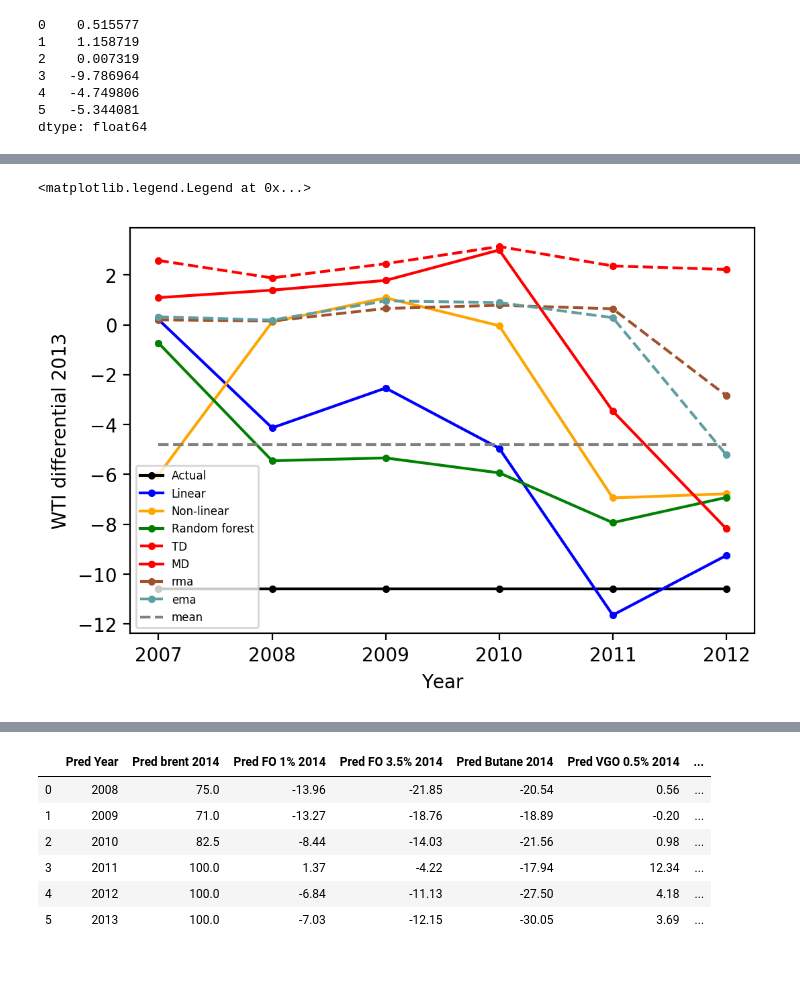
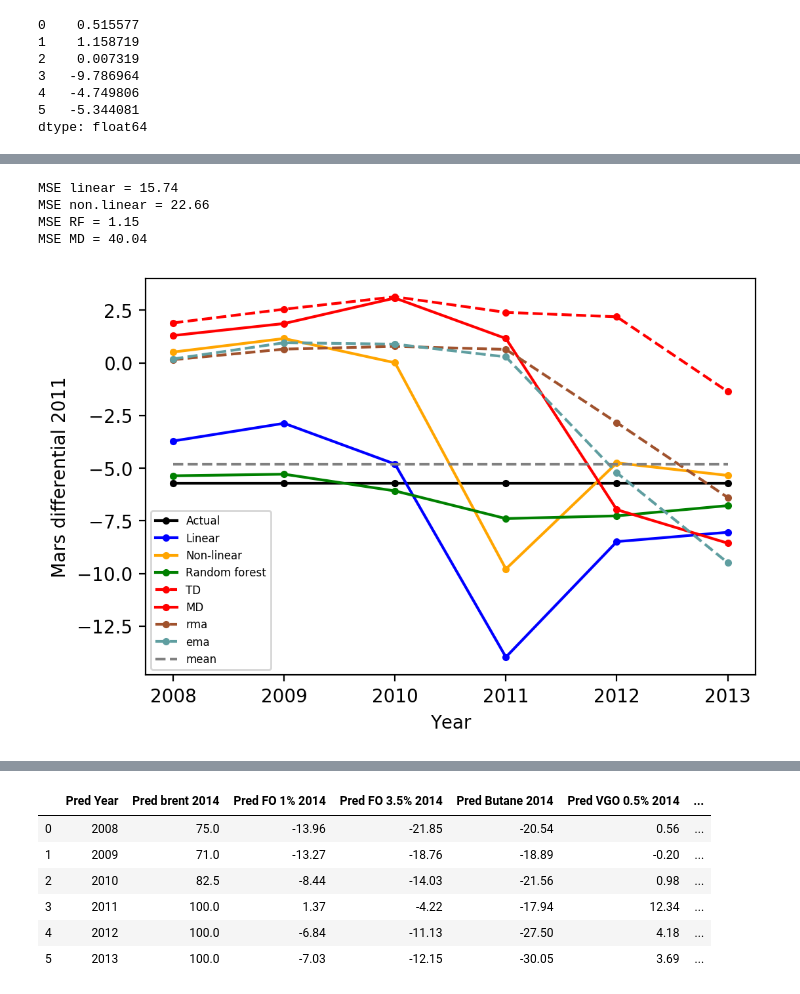
Before and after one commit to kaibawong/differential, a Jupyter notebook: WTI_pred.ipynb, the cells around one changed output, grey strips where cells are left out. Drawn from its saved outputs; the diff is of its cells as text; code cells hidden in the pictures; blank space fills up the shorter version.

```diff
--- a/WTI_pred.ipynb
+++ b/WTI_pred.ipynb
@@ -273,20 +305,34 @@ plt.legend(("Actual","Linear","Non-linear","Random forest","TD","MD","rma","ema"
 # %%
 import pylab as plot
 params = {'legend.fontsize': 6,
           'legend.handlelength': 2}
 plot.rcParams.update(params)
-plt.plot(I_2011["Pred Year"],I_2011["Actual 2013"],'k.-')
+plt.plot(I_2011["Pred Year"],I_2011["Actual 2014"],'k.-')
 plt.plot(I_2011["Pred Year"],linear_WTI,'b.-')
 plt.plot(I_2011["Pred Year"],nonlinear_WTI,'.-',color ='orange')
 plt.plot(I_2011["Pred Year"],y_pred,'g.-')
-plt.plot(I_2011["Pred Year"],I_2011["TD 2013"],'r.--')
-plt.plot(I_2011["Pred Year"],I_2011["MD 2013"],'r.-')
+plt.plot(I_2011["Pred Year"],I_2011["TD 2014"],'r.--')
+plt.plot(I_2011["Pred Year"],I_2011["MD 2014"],'r.-')
 plt.plot(I_2011["Pred Year"],rma,'.--',color ='sienna')
 plt.plot(I_2011["Pred Year"],ema,'.--',color ='cadetblue')
 plt.plot([I_2011["Pred Year"].iloc[0],I_2011["Pred Year"].iloc[-1]],[-4.8,-4.8],'--',color='grey')
 plt.xlabel('Year')
-plt.ylabel('WTI differential 2013')
+plt.ylabel('Mars differential 2011')
 plt.legend(("Actual","Linear","Non-linear","Random forest","TD","MD","rma","ema","mean"))
+
+from sklearn.metrics import mean_squared_error
+mse_L = mean_squared_error(I_2011["Actual 2014"],linear_WTI)
+mse_NL = mean_squared_error(I_2011["Actual 2014"],nonlinear_WTI)
+mse_RF = mean_squared_error(I_2011["Actual 2014"],y_pred)
+mse_MD = mean_squared_error(I_2011["Actual 2014"],I_2011["MD 2014"])
+
+print('MSE linear =',"{0:.2f}".format(mse_L))
+print('MSE non.linear =',"{0:.2f}".format(mse_NL))
+print('MSE RF =',"{0:.2f}".format(mse_RF))
+print('MSE MD =',"{0:.2f}".format(mse_MD))
 # %% [output]
-<matplotlib.legend.Legend at 0x...>
+MSE linear = 15.74
+MSE non.linear = 22.66
+MSE RF = 1.15
+MSE MD = 40.04
-[figure, old version]
+[figure, new version]
```
Also changed, not shown: parts of 9 cells of this notebook, 5 other files.
